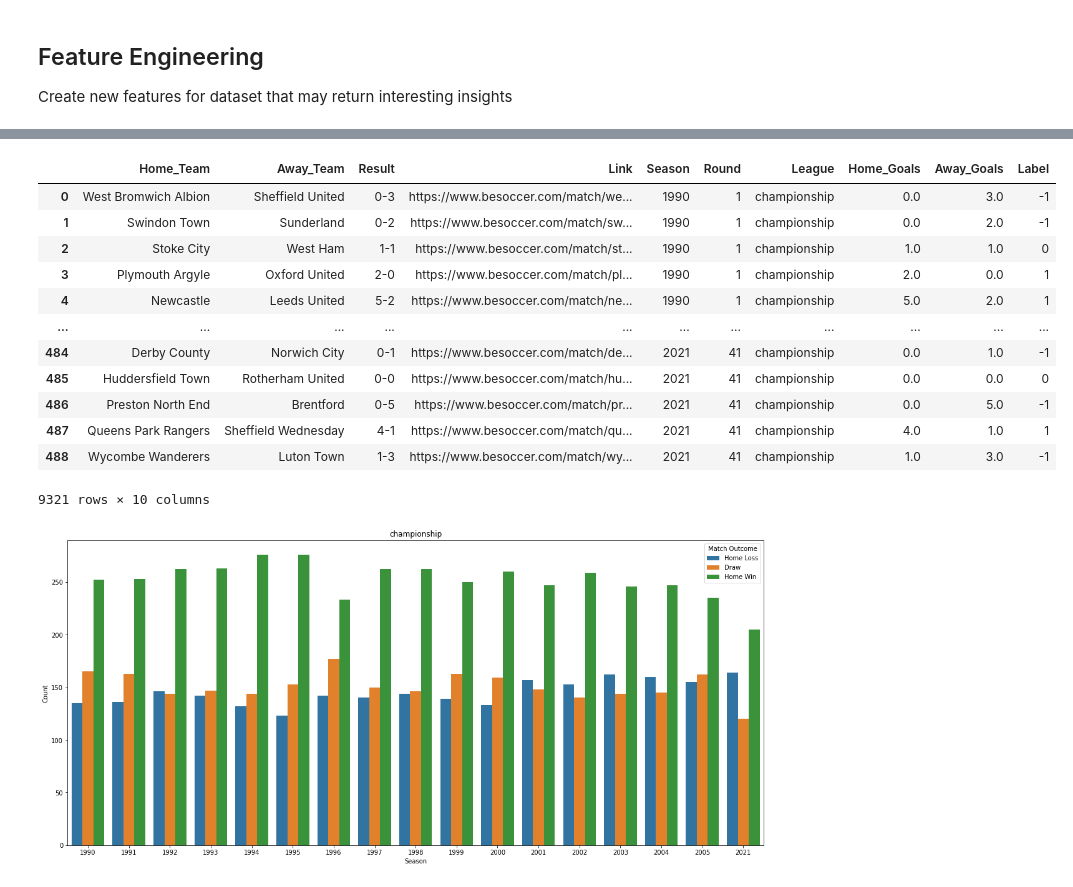
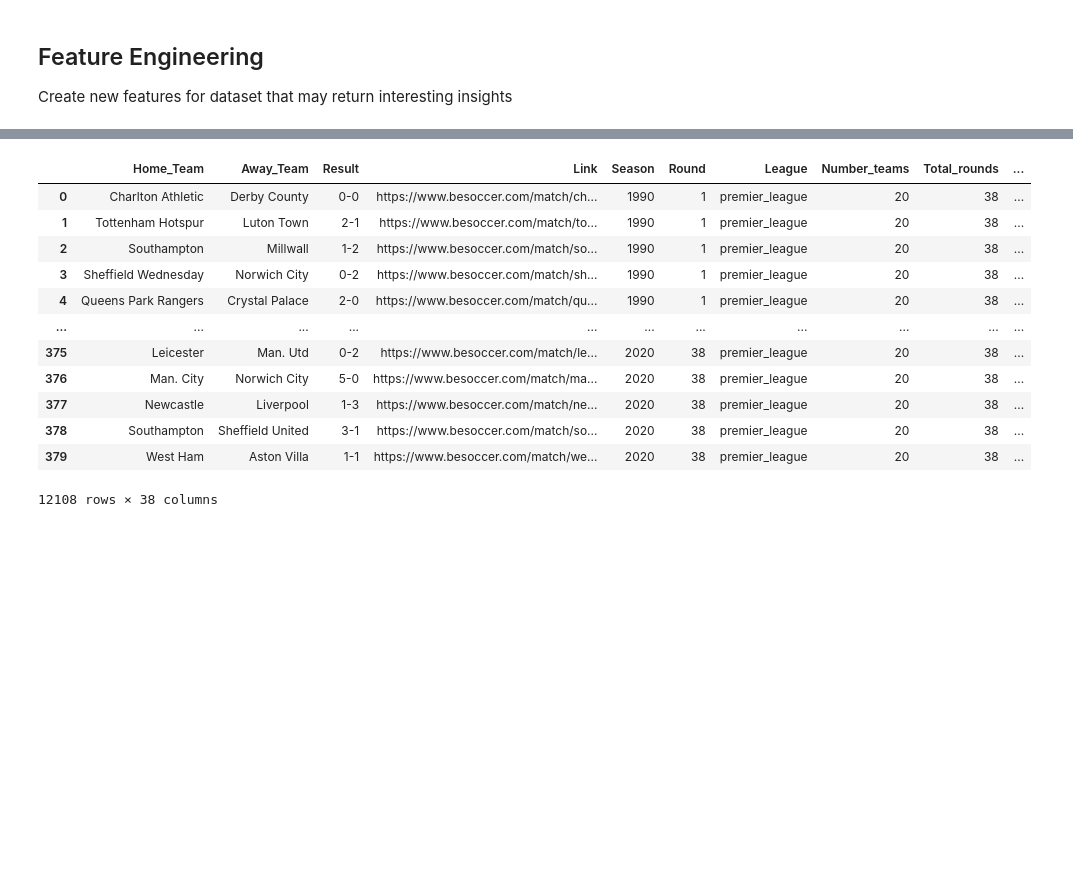
Before and after one commit to armanh3k/Football-Outcome-Predictions, a Jupyter notebook: feature_engineering.ipynb, the cells around one changed output, grey strips where cells are left out. Saved outputs shown, nothing was run; the diff lists cells and outputs as text; code cells hidden in the pictures; blank space fills up the shorter version.

```diff
--- a/feature_engineering.ipynb
+++ b/feature_engineering.ipynb
@@ -702,14 +702,14 @@ def add_team_info(results_table, team_info):
         return results_table_final
         return -1
 # %%
-year = 1990
+year = 2021
 league = 'premier_league'
 pl_results = pd.read_csv(f"Football-Dataset/{league}/Results_{year}_{league}.csv")
 
 # additional datasets from external sources
-elo_table = pd.DataFrame.from_dict(pickle.load(open('datasets/elo_dict.pkl', 'rb'))).T.reset_index()
-match_info = pd.read_csv("datasets/Match_Info.csv")
-team_info = pd.read_csv("datasets/Team_Info.csv")
+# elo_table = pd.DataFrame.from_dict(pickle.load(open('datasets/elo_dict.pkl', 'rb'))).T.reset_index()
+# match_info = pd.read_csv("datasets/Match_Info.csv")
+# team_info = pd.read_csv("datasets/Team_Info.csv")
 
 # Pipeline to add in additional features created locally
 # pl_results = number_of_teams(pl_results)
@@ -728,6 +728,11 @@ team_info = pd.read_csv("datasets/Team_Info.csv")
 
 #x = pl_results.drop(["Result", "Link", "Season", "League", "Elo_home", "Elo_away", "Number_teams", "Home_Goals", "Away_Goals", "Points_Home", "Points_Away", "Position_Home", "Position_Away", "Total_Goals_For_Home_Team", "Total_Goals_Against_Home_Team", "Total_Goals_For_Away_Team", "Total_Goals_Against_Away_Team"], axis="columns")
 
-print(pl_results['Home_Team'].unique())
-print(pl_results["Away_Team"].unique())
+# print(pl_results['Home_Team'].unique())
+# print(pl_results["Away_Team"].unique())
+
+# for i in pl_results["Link"][185:186]:
+#     print(i)
+
+pl_results
 # %% [output]
@@ -739,65 +753,64 @@ print(pl_results["Away_Team"].unique())
 # additional datasets from external sources
 elo_table = pd.DataFrame.from_dict(pickle.load(open('datasets/elo_dict.pkl', 'rb'))).T.reset_index()
 match_info = pd.read_csv("datasets/Match_Info.csv")
 team_info = pd.read_csv("datasets/Team_Info.csv")
 
 # leagues to go through
 # leagues = ['ligue_1','championship','eerste_divisie','ligue_2','premier_league','eredivisie','primera_division','primeira_liga','segunda_division','segunda_liga','serie_b','bundesliga','serie_a','2_liga']
-leagues = ['championship']
+leagues = ['premier_league']
 
 for league in leagues:
     full_results_table = pd.DataFrame()
-    for year in range(1990, 2022):
+    for year in range(1990, 2021):
         results_table = pd.read_csv(f"Football-Dataset/{league}/Results_{year}_{league}.csv")
         # Pipeline to add in additional features created locally
-        # results_table = number_of_teams(results_table)
-        # results_table = total_rounds(results_table)
-        # results_table = home_away_goals(results_table)
+        results_table = number_of_teams(results_table)
+        results_table = total_rounds(results_table)
+        results_table = home_away_goals(results_table)
         results_table = win_loss_draw(results_table)
-        # results_table = add_elo(results_table, elo_table)
-        # results_table = total_streaks(results_table)
-        # results_table = total_result(results_table)
-        # results_table = points_position(results_table)
-        # results_table = total_goals(results_table)
+        results_table = add_elo(results_table, elo_table)
+        results_table = total_streaks(results_table)
+        results_table = total_result(results_table)
+        results_table = points_position(results_table)
+        results_table = total_goals(results_table)
 
         full_results_table = pd.concat([full_results_table, results_table])
 
     # full_results_table = add_match_info(full_results_table, match_info) # (ISSUES)
     # full_results_table = add_team_info(full_results_table, team_info)
 
 
 
     # Plot of match outcomes per season for each league
-    plt.figure(figsize=(20,9))
-    plt.title(f"{league}")
+    # plt.figure(figsize=(20,9))
+    # plt.title(f"{league}")
 
-    league_plot = sns.countplot(x='Season', data=full_results_table, hue='Label')
+    # league_plot = sns.countplot(x='Season', data=full_results_table, hue='Label')
 
-    league_plot.set(xlabel='Season', ylabel='Count')
-    plt.legend(title='Match Outcome', labels=['Home Loss', 'Draw', 'Home Win'])
+    # league_plot.set(xlabel='Season', ylabel='Count')
+    # plt.legend(title='Match Outcome', labels=['Home Loss', 'Draw', 'Home Win'])
 
-    from IPython.display import Image
+    # from IPython.display import Image
 
-    fig = league_plot.get_figure()
-    fig.savefig(f"pictures/{league}.png")
+    # fig = league_plot.get_figure()
+    # fig.savefig(f"pictures/{league}.png")
 
 
 full_results_table
 # %% [output]
-|  | Home_Team | Away_Team | Result | Link | Season | Round | League | Home_Goals | Away_Goals | Label |
-| 0 | West Bromwich Albion | Sheffield United | 0-3 | https://www.besoccer.com/match/we... | 1990 | 1 | championship | 0.0 | 3.0 | -1 |
-| 1 | Swindon Town | Sunderland | 0-2 | https://www.besoccer.com/match/sw... | 1990 | 1 | championship | 0.0 | 2.0 | -1 |
-| 2 | Stoke City | West Ham | 1-1 | https://www.besoccer.com/match/st... | 1990 | 1 | championship | 1.0 | 1.0 | 0 |
-| 3 | Plymouth Argyle | Oxford United | 2-0 | https://www.besoccer.com/match/pl... | 1990 | 1 | championship | 2.0 | 0.0 | 1 |
-| 4 | Newcastle | Leeds United | 5-2 | https://www.besoccer.com/match/ne... | 1990 | 1 | championship | 5.0 | 2.0 | 1 |
+|  | Home_Team | Away_Team | Result | Link | Season | Round | League | Number_teams | Total_rounds | ... |
+| 0 | Charlton Athletic | Derby County | 0-0 | https://www.besoccer.com/match/ch... | 1990 | 1 | premier_league | 20 | 38 | ... |
+| 1 | Tottenham Hotspur | Luton Town | 2-1 | https://www.besoccer.com/match/to... | 1990 | 1 | premier_league | 20 | 38 | ... |
+| 2 | Southampton | Millwall | 1-2 | https://www.besoccer.com/match/so... | 1990 | 1 | premier_league | 20 | 38 | ... |
+| 3 | Sheffield Wednesday | Norwich City | 0-2 | https://www.besoccer.com/match/sh... | 1990 | 1 | premier_league | 20 | 38 | ... |
+| 4 | Queens Park Rangers | Crystal Palace | 2-0 | https://www.besoccer.com/match/qu... | 1990 | 1 | premier_league | 20 | 38 | ... |
 | ... | ... | ... | ... | ... | ... | ... | ... | ... | ... | ... |
-| 484 | Derby County | Norwich City | 0-1 | https://www.besoccer.com/match/de... | 2021 | 41 | championship | 0.0 | 1.0 | -1 |
-| 485 | Huddersfield Town | Rotherham United | 0-0 | https://www.besoccer.com/match/hu... | 2021 | 41 | championship | 0.0 | 0.0 | 0 |
-| 486 | Preston North End | Brentford | 0-5 | https://www.besoccer.com/match/pr... | 2021 | 41 | championship | 0.0 | 5.0 | -1 |
-| 487 | Queens Park Rangers | Sheffield Wednesday | 4-1 | https://www.besoccer.com/match/qu... | 2021 | 41 | championship | 4.0 | 1.0 | 1 |
-| 488 | Wycombe Wanderers | Luton Town | 1-3 | https://www.besoccer.com/match/wy... | 2021 | 41 | championship | 1.0 | 3.0 | -1 |
+| 375 | Leicester | Man. Utd | 0-2 | https://www.besoccer.com/match/le... | 2020 | 38 | premier_league | 20 | 38 | ... |
+| 376 | Man. City | Norwich City | 5-0 | https://www.besoccer.com/match/ma... | 2020 | 38 | premier_league | 20 | 38 | ... |
+| 377 | Newcastle | Liverpool | 1-3 | https://www.besoccer.com/match/ne... | 2020 | 38 | premier_league | 20 | 38 | ... |
+| 378 | Southampton | Sheffield United | 3-1 | https://www.besoccer.com/match/so... | 2020 | 38 | premier_league | 20 | 38 | ... |
+| 379 | West Ham | Aston Villa | 1-1 | https://www.besoccer.com/match/we... | 2020 | 38 | premier_league | 20 | 38 | ... |
-9321 rows × 10 columns
+12108 rows × 38 columns
-[figure, removed]
 # %%
 # Export data to csv
 
```
Also changed, not shown: parts of 2 cells of this notebook.
